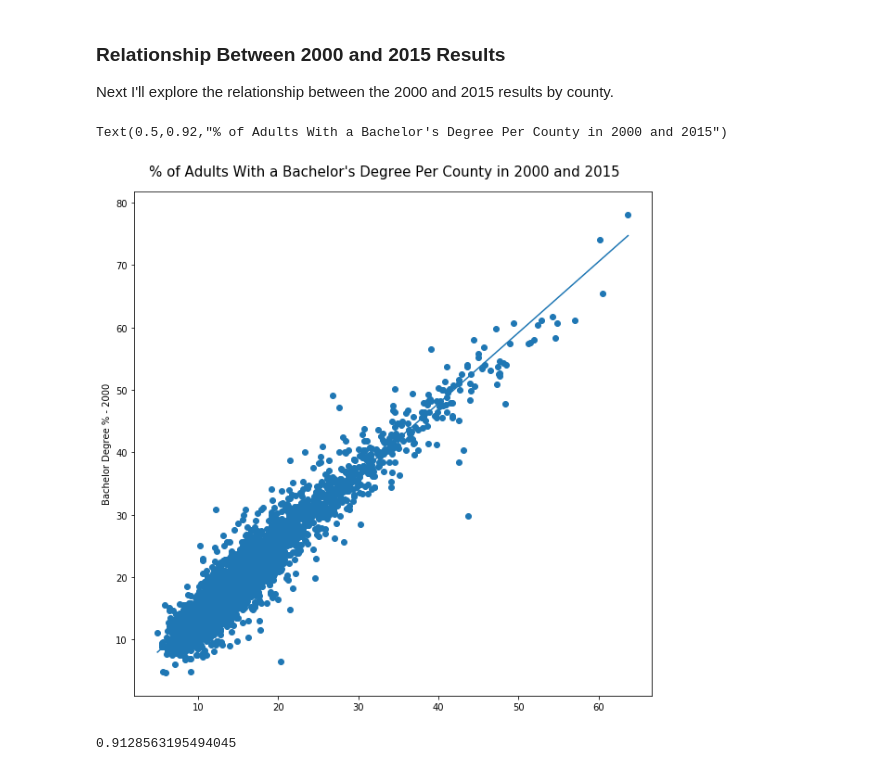
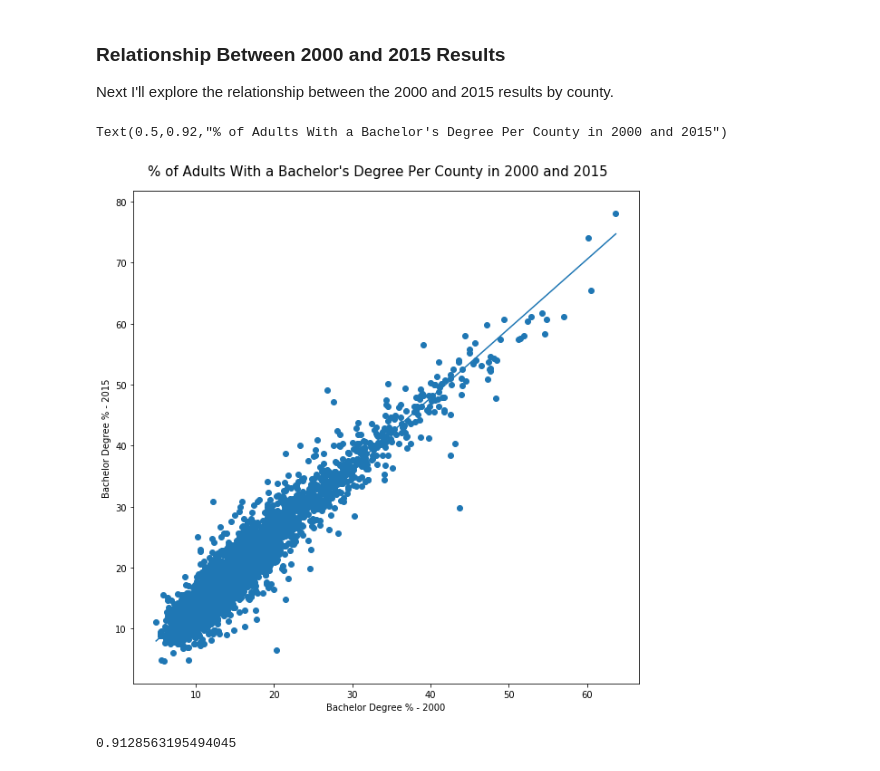
Before and after one commit to CSC217/spring_2019, a Jupyter notebook: week12-regression_ii/Final_Project_Example.ipynb, the cells around one changed output. Drawn from its saved outputs; the diff is of its cells as text; code cells hidden in the pictures.

```diff
--- a/week12-regression_ii/Final_Project_Example.ipynb
+++ b/week12-regression_ii/Final_Project_Example.ipynb
@@ -138,15 +138,15 @@ slope, intercept, predictions, residuals = evaluate_linear_relationship(educatio
 # %%
 fig = plt.figure(figsize=(10,10))
 plt.scatter(education["Bachelor_2000"],
             education["Bachelor_2015"])
 sorted_order = np.argsort(education["Bachelor_2000"])
 plt.plot(education["Bachelor_2000"][sorted_order], predictions[sorted_order])
 plt.ylabel("Bachelor Degree % - 2015")
-plt.ylabel("Bachelor Degree % - 2000")
+plt.xlabel("Bachelor Degree % - 2000")
 fig.suptitle("% of Adults With a Bachelor's Degree Per County in 2000 and 2015", fontsize=15, y=0.92)
 # %% [output]
 Text(0.5,0.92,"% of Adults With a Bachelor's Degree Per County in 2000 and 2015")
-[figure, old version]
+[figure, new version]
 # %%
 #R-Squared Value
 np.var(predictions) / np.var(education["Bachelor_2015"])
```
Also changed, not shown: parts of 4 cells of this notebook.
